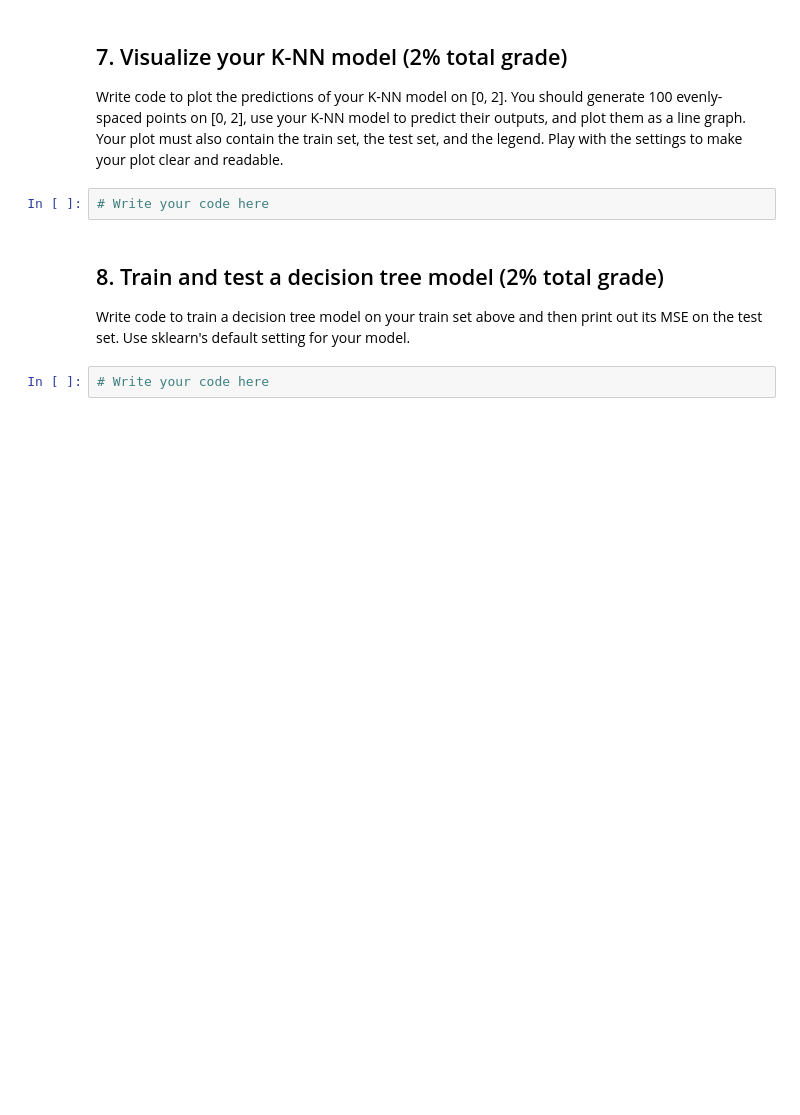
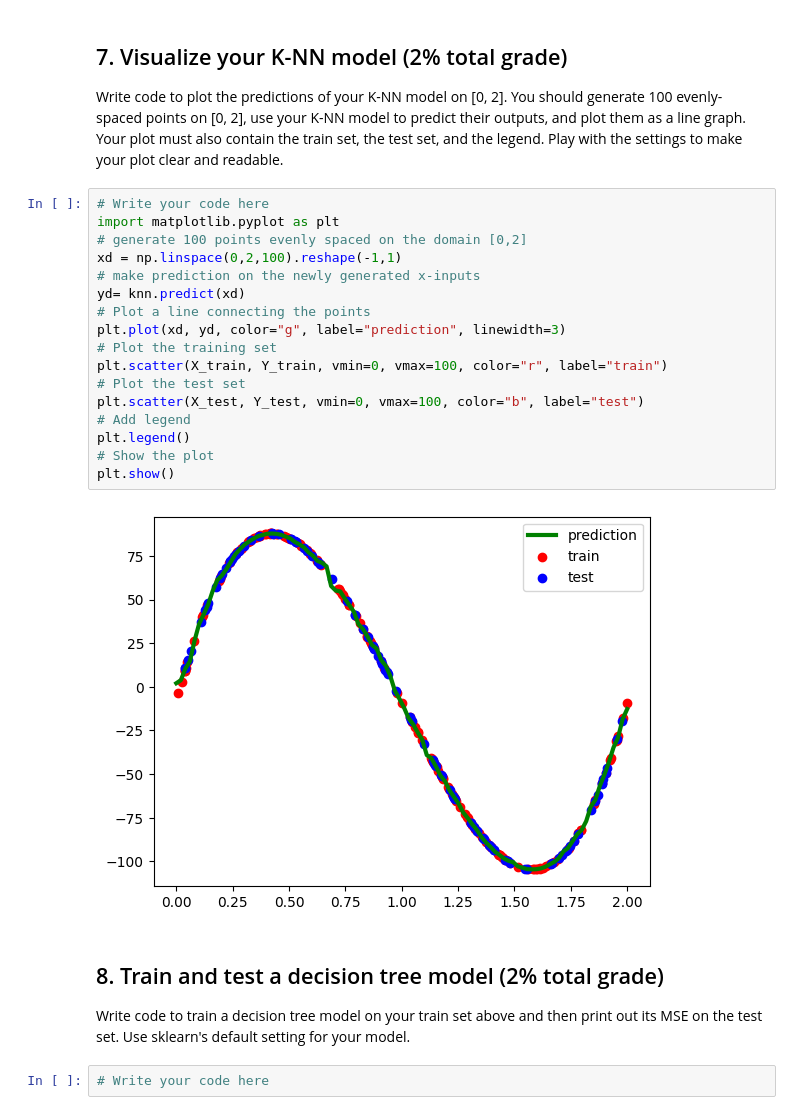
Before and after one commit to michaelcordero/cap-5602-ai, a Jupyter notebook: homework_notebooks/homework2.ipynb, the cells around one changed output. Drawn from its saved outputs; the diff is of its cells as text; blank space fills up the shorter version.

```diff
--- a/homework_notebooks/homework2.ipynb
+++ b/homework_notebooks/homework2.ipynb
@@ -72,8 +79,25 @@ Write code to compute and print out the mean squared error (MSE) of your K-NN mo
 ## 7. Visualize your K-NN model (2% total grade)
 
 Write code to plot the predictions of your K-NN model on [0, 2]. You should generate 100 evenly-spaced points on [0, 2], use your K-NN model to predict their outputs, and plot them as a line graph. Your plot must also contain the train set, the test set, and the legend. Play with the settings to make your plot clear and readable.
-# %%
-# Write your code here
+# %%
+# Write your code here
+import matplotlib.pyplot as plt
+# generate 100 points evenly spaced on the domain [0,2]
+xd = np.linspace(0,2,100).reshape(-1,1)
+# make prediction on the newly generated x-inputs
+yd= knn.predict(xd)
+# Plot a line connecting the points
+plt.plot(xd, yd, color="g", label="prediction", linewidth=3)
+# Plot the training set
+plt.scatter(X_train, Y_train, vmin=0, vmax=100, color="r", label="train")
+# Plot the test set
+plt.scatter(X_test, Y_test, vmin=0, vmax=100, color="b", label="test")
+# Add legend
+plt.legend()
+# Show the plot
+plt.show()
+# %% [output]
+[figure, added]
 # %% [markdown]
 ## 8. Train and test a decision tree model (2% total grade)
 
```
Also changed, not shown: parts of 2 cells of this notebook.
